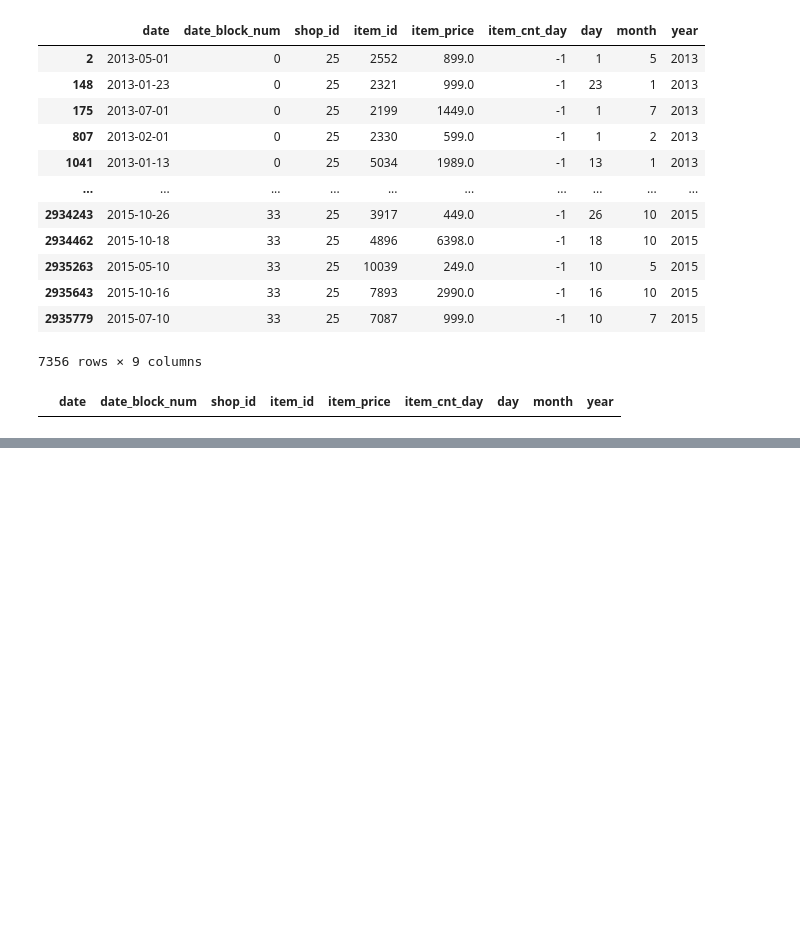
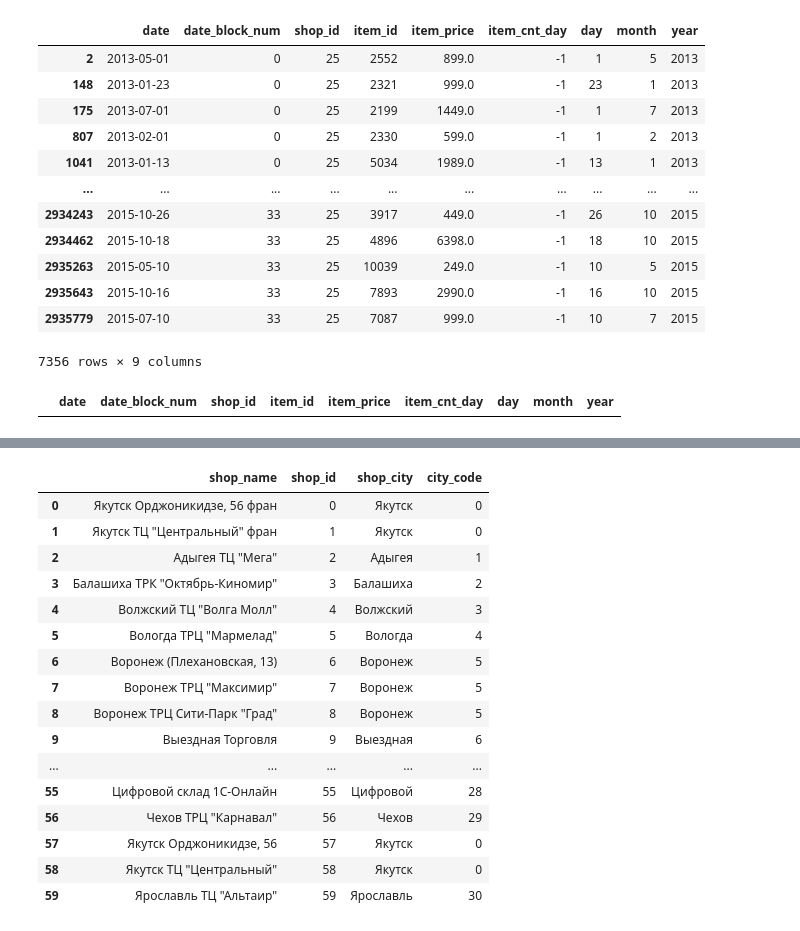
Before and after one commit to chaitsugale/Predict_Future_Sale, a Jupyter notebook: predict-future-sales-2022.ipynb, the cells around one changed output, grey strips where cells are left out. Saved outputs shown, nothing was run; the diff lists cells and outputs as text; code cells hidden in the pictures; blank space fills up the shorter version.

Commit message:
Kaggle Notebook | Predict Future Sales 2022 | Version 8

```diff
--- a/predict-future-sales-2022.ipynb
+++ b/predict-future-sales-2022.ipynb
@@ -409,0 +469,4 @@ sales_dataset[sales_dataset['item_cnt_day'] < 0]
+# %%
+sales_shops['shop_name'] = sales_shops['shop_name'].map(lambda x: x.split('!')[1] if x.startswith('!') else x)
+# %%
+sales_shops['shop_name'] = sales_shops['shop_name'].map(lambda x: 'СергиевПосад ТЦ "7Я"' if x == 'Сергиев Посад ТЦ "7Я"' else x)
@@ -409,0 +493,24 @@ sales_dataset[sales_dataset['item_cnt_day'] < 0]
+# %%
+sales_shops['shop_city'] = sales_shops['shop_name'].map(lambda x: x.split(" ")[0])
+# lets assign code to these city names too
+sales_shops['city_code'] = sales_shops['shop_city'].factorize()[0]
+# %%
+sales_shops
+# %% [output]
+|  | shop_name | shop_id | shop_city | city_code |
+| 0 | Якутск Орджоникидзе, 56 фран | 0 | Якутск | 0 |
+| 1 | Якутск ТЦ "Центральный" фран | 1 | Якутск | 0 |
+| 2 | Адыгея ТЦ "Мега" | 2 | Адыгея | 1 |
+| 3 | Балашиха ТРК "Октябрь-Киномир" | 3 | Балашиха | 2 |
+| 4 | Волжский ТЦ "Волга Молл" | 4 | Волжский | 3 |
+| 5 | Вологда ТРЦ "Мармелад" | 5 | Вологда | 4 |
+| 6 | Воронеж (Плехановская, 13) | 6 | Воронеж | 5 |
+| 7 | Воронеж ТРЦ "Максимир" | 7 | Воронеж | 5 |
+| 8 | Воронеж ТРЦ Сити-Парк "Град" | 8 | Воронеж | 5 |
+| 9 | Выездная Торговля | 9 | Выездная | 6 |
+| ... | ... | ... | ... | ... |
+| 55 | Цифровой склад 1С-Онлайн | 55 | Цифровой | 28 |
+| 56 | Чехов ТРЦ "Карнавал" | 56 | Чехов | 29 |
+| 57 | Якутск Орджоникидзе, 56 | 57 | Якутск | 0 |
+| 58 | Якутск ТЦ "Центральный" | 58 | Якутск | 0 |
+| 59 | Ярославль ТЦ "Альтаир" | 59 | Ярославль | 30 |
```
Also changed, not shown: parts of 25 cells of this notebook.
